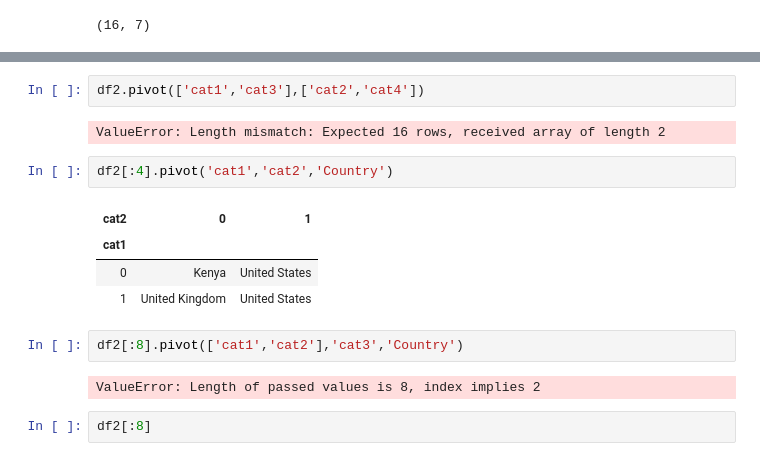
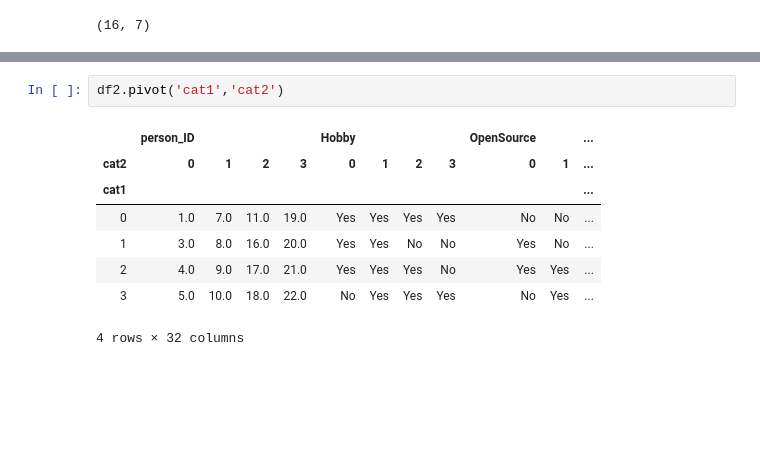
Before and after one commit to shiyunlai233/Pandas_teaching, a Jupyter notebook: pandas1.ipynb, the cells around one changed output, grey strips where cells are left out. Saved outputs shown, nothing was run; the diff lists cells and outputs as text; blank space fills up the shorter version.

```diff
--- a/pandas1.ipynb
+++ b/pandas1.ipynb
@@ -223,17 +236,11 @@ df2
 # %%
-df2.pivot(['cat1','cat3'],['cat2','cat4'])
+df2.pivot('cat1','cat2')
 # %% [output]
+|  | person_ID |  |  |  | Hobby |  |  |  | OpenSource |  | ... |
+| cat2 | 0 | 1 | 2 | 3 | 0 | 1 | 2 | 3 | 0 | 1 | ... |
+| cat1 |  |  |  |  |  |  |  |  |  |  | ... |
+| 0 | 1.0 | 7.0 | 11.0 | 19.0 | Yes | Yes | Yes | Yes | No | No | ... |
+| 1 | 3.0 | 8.0 | 16.0 | 20.0 | Yes | Yes | No | No | Yes | No | ... |
+| 2 | 4.0 | 9.0 | 17.0 | 21.0 | Yes | Yes | Yes | No | Yes | Yes | ... |
+| 3 | 5.0 | 10.0 | 18.0 | 22.0 | No | Yes | Yes | Yes | No | Yes | ... |
-ValueError: Length mismatch: Expected 16 rows, received array of length 2
+4 rows × 32 columns
-# %%
-df2[:4].pivot('cat1','cat2','Country')
-# %% [output]
-| cat2 | 0 | 1 |
-| cat1 |  |  |
-| 0 | Kenya | United States |
-| 1 | United Kingdom | United States |
-# %%
-df2[:8].pivot(['cat1','cat2'],'cat3','Country')
-# %% [output]
-ValueError: Length of passed values is 8, index implies 2
-# %%
-df2[:8]
```
Also changed, not shown: parts of 4 cells of this notebook.
